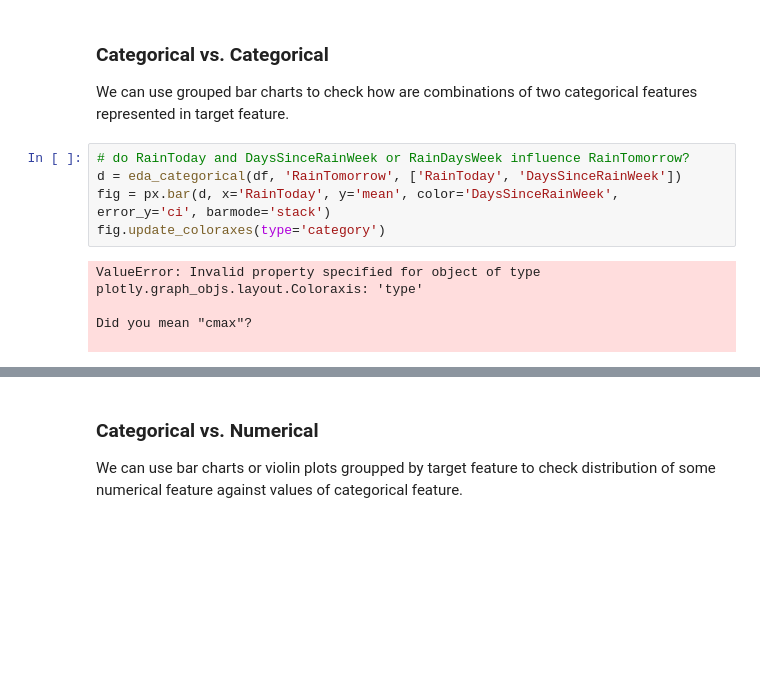
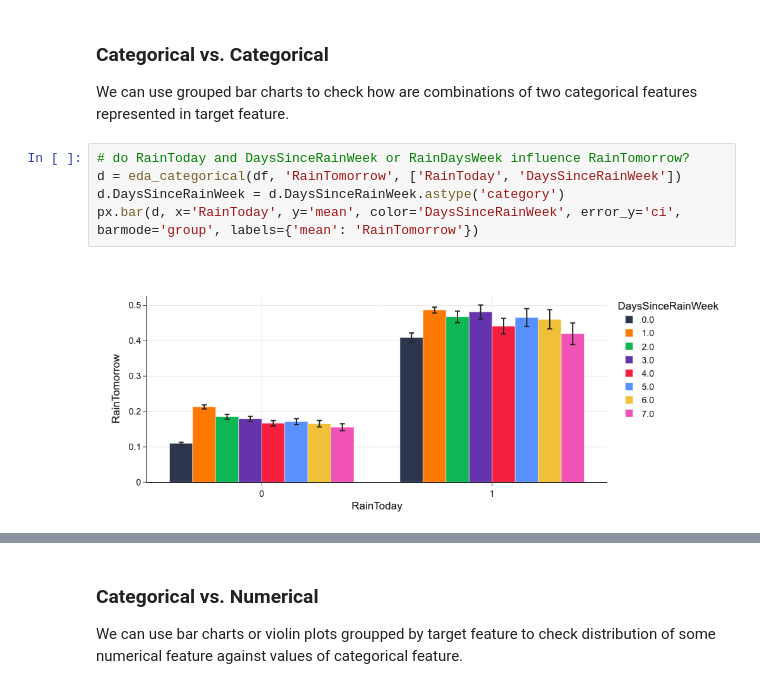
Before and after one commit to avast/machine-learning-python, a Jupyter notebook: book/imlp/imlp_1_data.ipynb, the cells around one changed output, grey strips where cells are left out. Saved outputs shown, nothing was run; the diff lists cells and outputs as text; blank space fills up the shorter version.

```diff
--- a/book/imlp/imlp_1_data.ipynb
+++ b/book/imlp/imlp_1_data.ipynb
@@ -652,10 +652,7 @@ We can use grouped bar charts to check how are combinations of two categorical f
 # %%
 # do RainToday and DaysSinceRainWeek or RainDaysWeek influence RainTomorrow?
 d = eda_categorical(df, 'RainTomorrow', ['RainToday', 'DaysSinceRainWeek'])
-fig = px.bar(d, x='RainToday', y='mean', color='DaysSinceRainWeek', error_y='ci', barmode='stack')
-fig.update_coloraxes(type='category')
+d.DaysSinceRainWeek = d.DaysSinceRainWeek.astype('category')
+px.bar(d, x='RainToday', y='mean', color='DaysSinceRainWeek', error_y='ci', barmode='group', labels={'mean': 'RainTomorrow'})
 # %% [output]
-ValueError: Invalid property specified for object of type plotly.graph_objs.layout.Coloraxis: 'type'
-
-Did you mean "cmax"?
-
+[figure, added]
```
Also changed, not shown: parts of 11 cells of this notebook, 3 other files.
